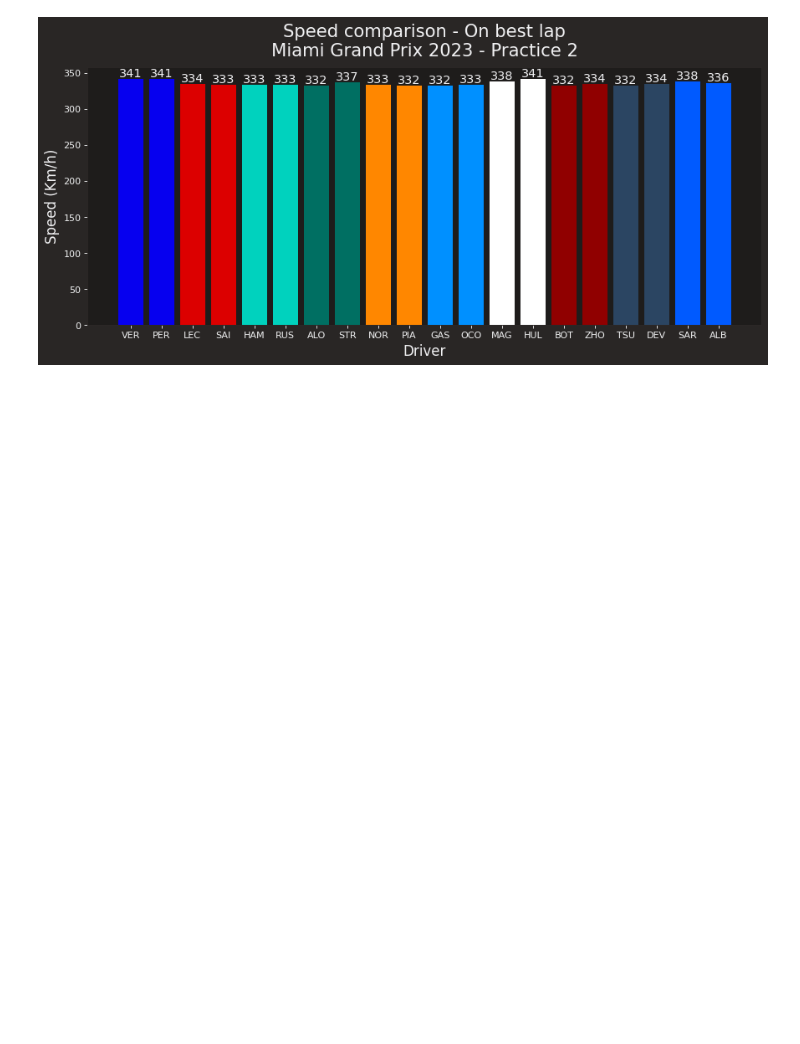
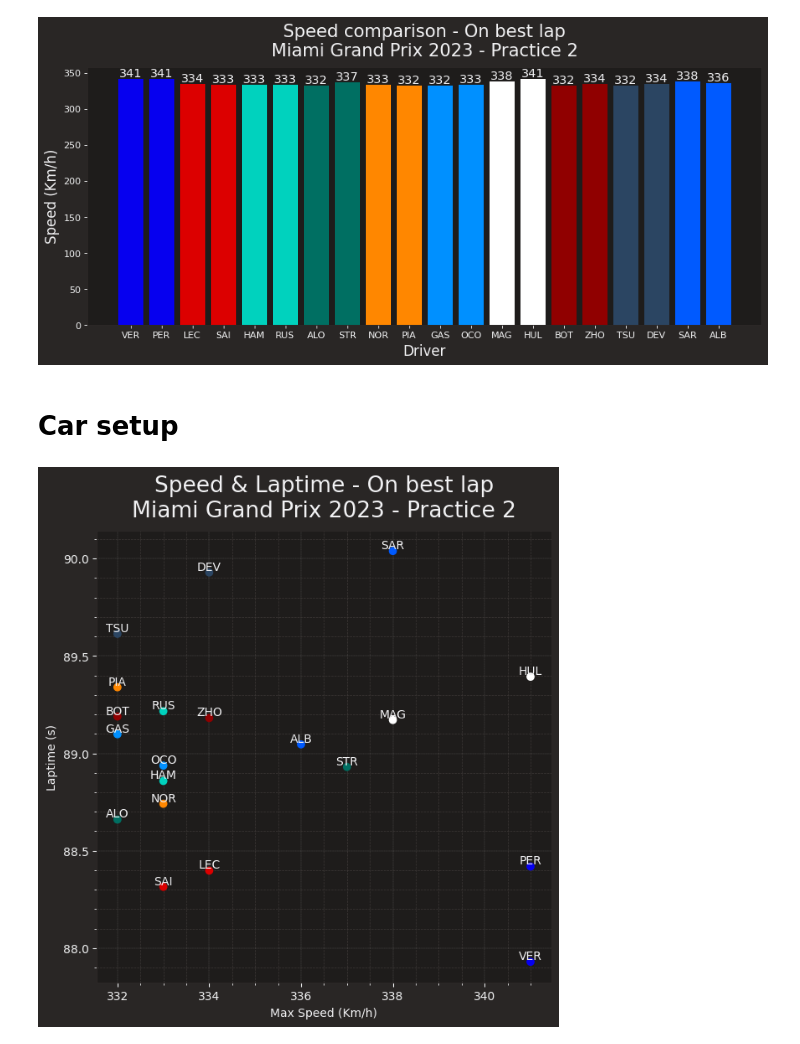
Before and after one commit to Rick8998/Miami2023F1, a Jupyter notebook: SessionAnalysis/fp2.ipynb, the cells around one changed output. Saved outputs shown, nothing was run; the diff lists cells and outputs as text; code cells hidden in the pictures; blank space fills up the shorter version.

Commit message:
plot velcoità massima & tempi sul giro

```diff
--- a/SessionAnalysis/fp2.ipynb
+++ b/SessionAnalysis/fp2.ipynb
@@ -295,3 +313,50 @@ plt.ylabel('Speed (Km/h)', fontsize=15)
 plt.show()
 # %% [output]
 [figure]
+# %% [markdown]
+# Car setup
+# %%
+from collections import OrderedDict
+
+ff1.plotting.setup_mpl()
+team_color_drvrs = ['VER', 'PER', 'LEC', 'SAI', 'HAM', 'RUS', 'ALO', 'STR', 'NOR', 'PIA', 'GAS', 'OCO', 'MAG', 'HUL', 'BOT', 'ZHO', 'TSU', 'DEV', 'SAR', 'ALB']
+team_colors = [ff1.plotting.team_color('RedBull'),ff1.plotting.team_color('RedBull'),
+               ff1.plotting.team_color('Ferrari'), ff1.plotting.team_color('Ferrari'),
+               ff1.plotting.team_color('Mercedes'), ff1.plotting.team_color('Mercedes'),
+               ff1.plotting.team_color('Aston Martin'), ff1.plotting.team_color('Aston Martin'),
+               ff1.plotting.team_color('McLaren'), ff1.plotting.team_color('McLaren'),
+               ff1.plotting.team_color('Alpine'), ff1.plotting.team_color('Alpine'),
+               ff1.plotting.team_color('Haas'), ff1.plotting.team_color('Haas'),
+               ff1.plotting.team_color('Alfa Romeo'), ff1.plotting.team_color('Alfa Romeo'),
+               ff1.plotting.team_color('Alpha Tauri'), ff1.plotting.team_color('Alpha Tauri'),
+               ff1.plotting.team_color('Williams'), ff1.plotting.team_color('Williams')]
+
+fp_laps['LapTimeSeconds'] = fp_laps['LapTime'].dt.total_seconds()
+drivers = pd.unique(fp.laps['Driver'])
+#elimino i tempi in cui i piloti erano in giro in o out
+fp_laps = fp_laps.loc[(fp_laps['PitOutTime'].isnull() & fp_laps['PitInTime'].isnull() & fp_laps['IsAccurate'] == True)]
+driver_tel_and_time_dict = dict.fromkeys(drivers)
+best_laps = dict.fromkeys(drivers)
+best_laps_tel = dict.fromkeys(drivers)
+team_color = list()
+for driver in drivers:
+
+    best_laps[driver]=(fp_laps.pick_driver(driver).pick_fastest().LapTimeSeconds)
+    best_laps_tel[driver]=max(fp.laps.pick_driver(driver).pick_fastest().get_car_data()['Speed'])
+    driver_tel_and_time_dict[driver] = [fp.laps.pick_driver(driver).pick_fastest().LapTime, max(fp.laps.pick_driver(driver).pick_fastest().get_car_data()['Speed'])]
+
+best_laps = OrderedDict((k, best_laps[k]) for k in team_color_drvrs)
+best_laps_tel = OrderedDict((k, best_laps_tel[k]) for k in team_color_drvrs)
+driver_tel_and_time_dict = OrderedDict((k, driver_tel_and_time_dict[k]) for k in team_color_drvrs)
+
+fig, ax = plt.subplots(figsize=(7, 7))
+plt.scatter(best_laps_tel.values(), best_laps.values(), color=team_colors)
+plt.grid(color='lightgrey', linestyle=':', linewidth=0.2)
+plt.title(f"Speed & Laptime - On best lap\n"
+          f"{fp.event['EventName']} {fp.event.year} - {fp.name}")
+plt.xlabel('Max Speed (Km/h)')
+plt.ylabel('Laptime (s)')
+for (xi, yi, zi) in zip(best_laps_tel.values(), best_laps.values(), best_laps_tel):
+    plt.text(xi, yi, zi, va='bottom', ha='center')
+# %% [output]
+[figure, added]
```
Also changed, not shown: parts of 1 cell of this notebook, 1 other file.
